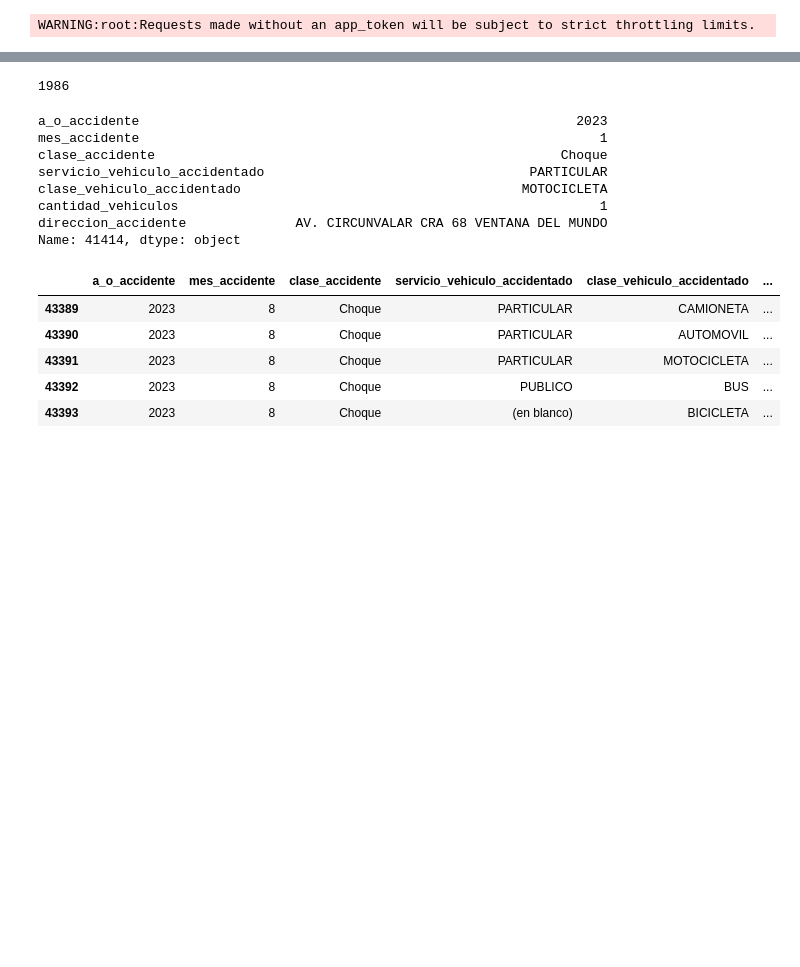
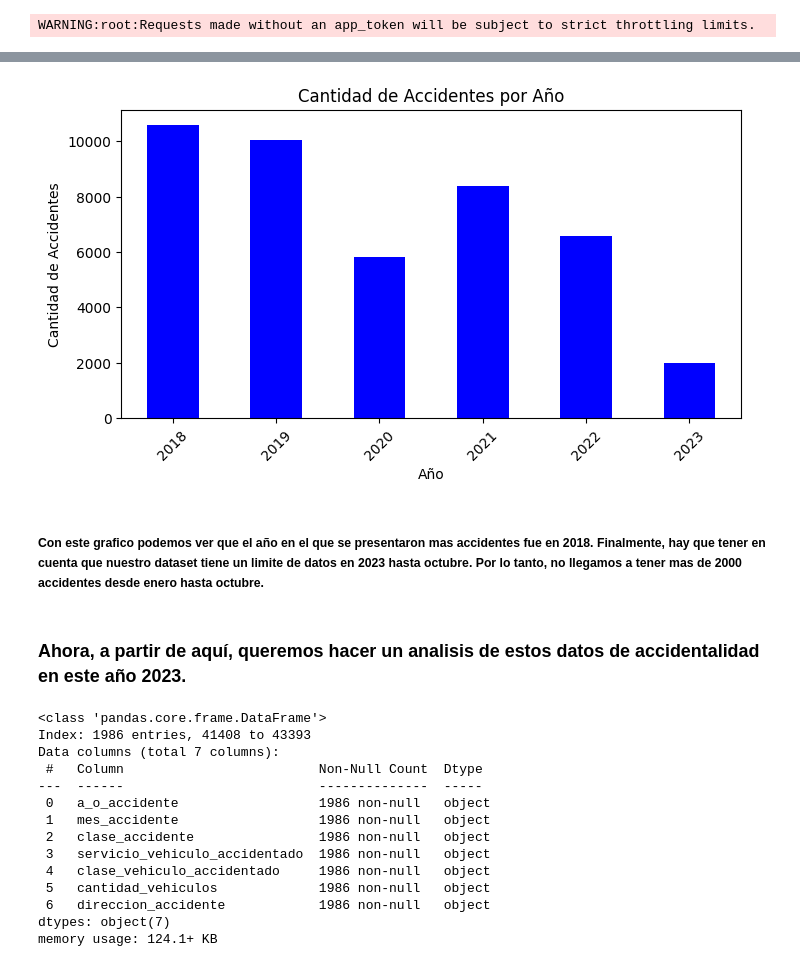
Before and after one commit to AndresFVargasV/Analisis_Accidentes_Barranquilla, a Jupyter notebook: Accidentalidad_Barranquilla.ipynb, the cells around one changed output, grey strips where cells are left out. Drawn from its saved outputs; the diff is of its cells as text; code cells hidden in the pictures; blank space fills up the shorter version.

Commit message:
New analysis and visualizations added

```diff
--- a/Accidentalidad_Barranquilla.ipynb
+++ b/Accidentalidad_Barranquilla.ipynb
@@ -38,26 +62,35 @@ sum(results_df['a_o_accidente'] == '2023')
+# %%
+accidentes_por_año = results_df['a_o_accidente'].value_counts().sort_index()
+
+plt.figure(figsize=(8, 4))
+accidentes_por_año.plot.bar(x=accidentes_por_año.index, y=accidentes_por_año.values, color='blue')
+plt.title('Cantidad de Accidentes por Año')
+plt.xlabel('Año')
+plt.ylabel('Cantidad de Accidentes')
+plt.xticks(rotation=45)
+plt.show()
+# %% [output]
+[figure, added]
+# %% [markdown]
+##### Con este grafico podemos ver que el año en el que se presentaron mas accidentes fue en 2018. Finalmente, hay que tener en cuenta que nuestro dataset tiene un limite de datos en 2023 hasta octubre. Por lo tanto, no llegamos a tener mas de 2000 accidentes desde enero hasta octubre.
+# %% [markdown]
+### Ahora, a partir de aquí, queremos hacer un analisis de estos datos de accidentalidad en este año 2023.
 # %%
 df_2023 = results_df[results_df["a_o_accidente"] == "2023"]
-# %%
-len(df_2023)
-# %% [output]
-1986
-# %%
-df_2023.iloc[6]
-# %% [output]
-a_o_accidente                                                        2023
-mes_accidente                                                           1
-clase_accidente                                                    Choque
-servicio_vehiculo_accidentado                                  PARTICULAR
-clase_vehiculo_accidentado                                    MOTOCICLETA
-cantidad_vehiculos                                                      1
-direccion_accidente              AV. CIRCUNVALAR CRA 68 VENTANA DEL MUNDO
-Name: 41414, dtype: object
 # %%
-df_2023.tail()
+df_2023.info()
 # %% [output]
-|  | a_o_accidente | mes_accidente | clase_accidente | servicio_vehiculo_accidentado | clase_vehiculo_accidentado | ... |
-| 43389 | 2023 | 8 | Choque | PARTICULAR | CAMIONETA | ... |
-| 43390 | 2023 | 8 | Choque | PARTICULAR | AUTOMOVIL | ... |
-| 43391 | 2023 | 8 | Choque | PARTICULAR | MOTOCICLETA | ... |
-| 43392 | 2023 | 8 | Choque | PUBLICO | BUS | ... |
-| 43393 | 2023 | 8 | Choque | (en blanco) | BICICLETA | ... |
+<class 'pandas.core.frame.DataFrame'>
+Index: 1986 entries, 41408 to 43393
+Data columns (total 7 columns):
+ #   Column                         Non-Null Count  Dtype
+---  ------                         --------------  -----
+ 0   a_o_accidente                  1986 non-null   object
+ 1   mes_accidente                  1986 non-null   object
+ 2   clase_accidente                1986 non-null   object
+ 3   servicio_vehiculo_accidentado  1986 non-null   object
+ 4   clase_vehiculo_accidentado     1986 non-null   object
+ 5   cantidad_vehiculos             1986 non-null   object
+ 6   direccion_accidente            1986 non-null   object
+dtypes: object(7)
+memory usage: 124.1+ KB
```
Also changed, not shown: parts of 20 cells of this notebook.
